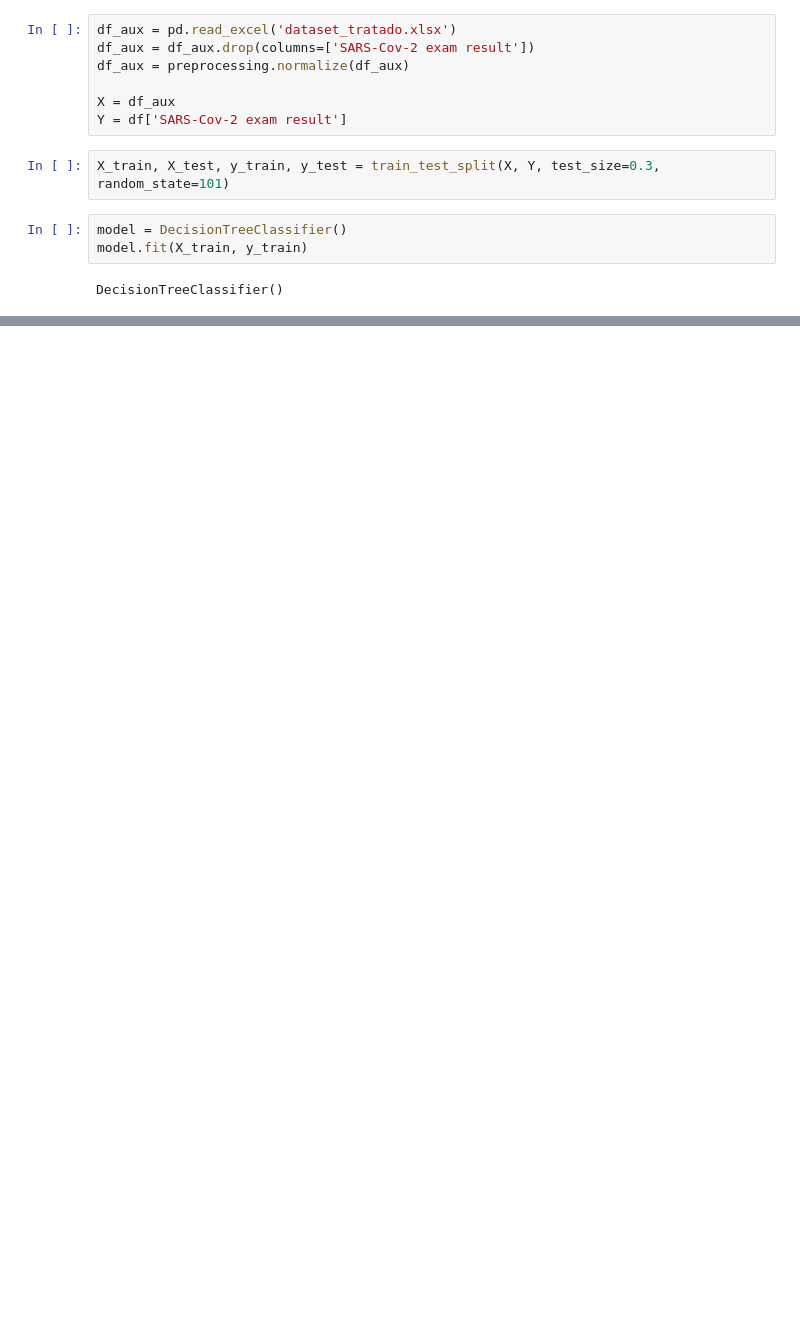
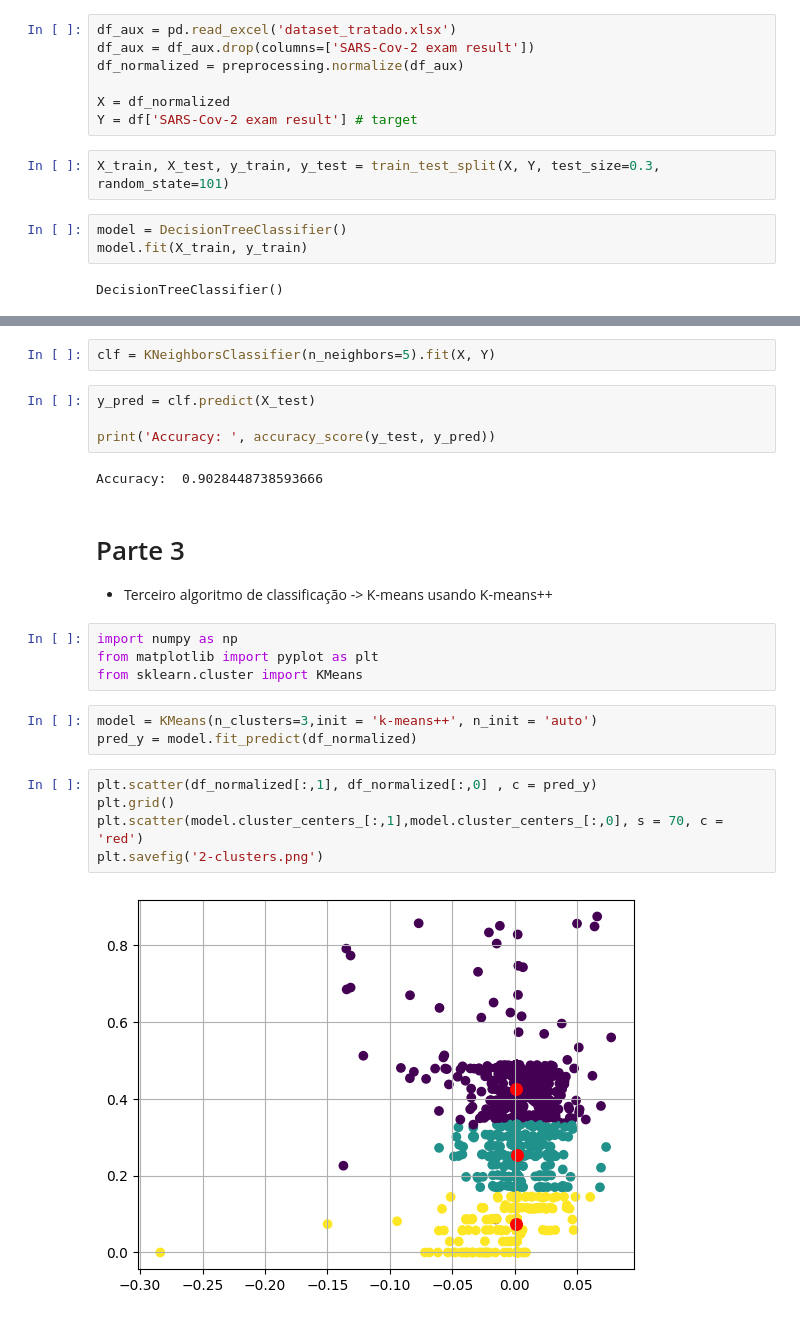
Before and after one commit to FilipeMSouza/ml-2023-1-trabalho-1, a Jupyter notebook: Trabalho 2.ipynb, the cells around one changed output, grey strips where cells are left out. Drawn from its saved outputs; the diff is of its cells as text; blank space fills up the shorter version.

```diff
--- a/Trabalho 2.ipynb
+++ b/Trabalho 2.ipynb
@@ -41,10 +37,10 @@ from sklearn import preprocessing
 # %%
 df_aux = pd.read_excel('dataset_tratado.xlsx')
 df_aux = df_aux.drop(columns=['SARS-Cov-2 exam result'])
-df_aux = preprocessing.normalize(df_aux)
+df_normalized = preprocessing.normalize(df_aux)
 
-X = df_aux
-Y = df['SARS-Cov-2 exam result']
+X = df_normalized
+Y = df['SARS-Cov-2 exam result'] # target
 # %%
 X_train, X_test, y_train, y_test = train_test_split(X, Y, test_size=0.3, random_state=101)
 # %%
@@ -81,0 +87,25 @@ weighted avg       0.85      0.90      0.87      1694
+# %%
+clf = KNeighborsClassifier(n_neighbors=5).fit(X, Y)
+# %%
+y_pred = clf.predict(X_test)
+
+print('Accuracy: ', accuracy_score(y_test, y_pred))
+# %% [output]
+Accuracy:  0.9028448738593666
+# %% [markdown]
+# Parte 3
+  - Terceiro algoritmo de classificação -> K-means usando K-means++
+# %%
+import numpy as np
+from matplotlib import pyplot as plt
+from sklearn.cluster import KMeans
+# %%
+model = KMeans(n_clusters=3,init = 'k-means++', n_init = 'auto')
+pred_y = model.fit_predict(df_normalized)
+# %%
+plt.scatter(df_normalized[:,1], df_normalized[:,0] , c = pred_y)
+plt.grid()
+plt.scatter(model.cluster_centers_[:,1],model.cluster_centers_[:,0], s = 70, c = 'red')
+plt.savefig('2-clusters.png')
+# %% [output]
+[figure, added]
```
Also changed, not shown: parts of 5 cells of this notebook, 2 other files.
